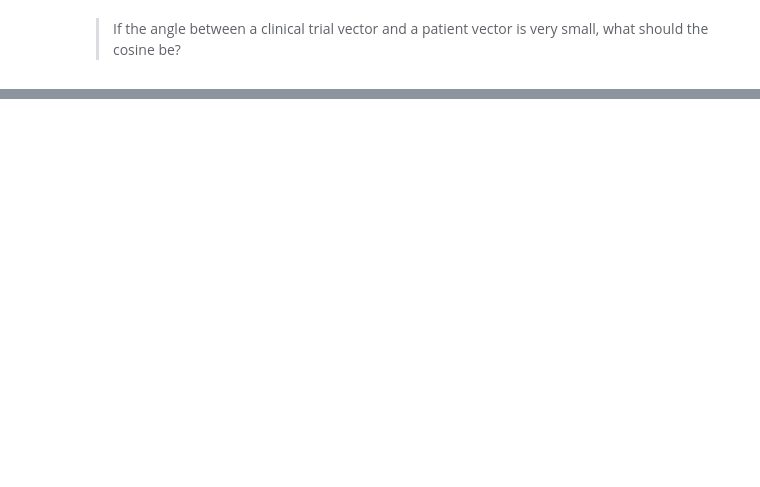
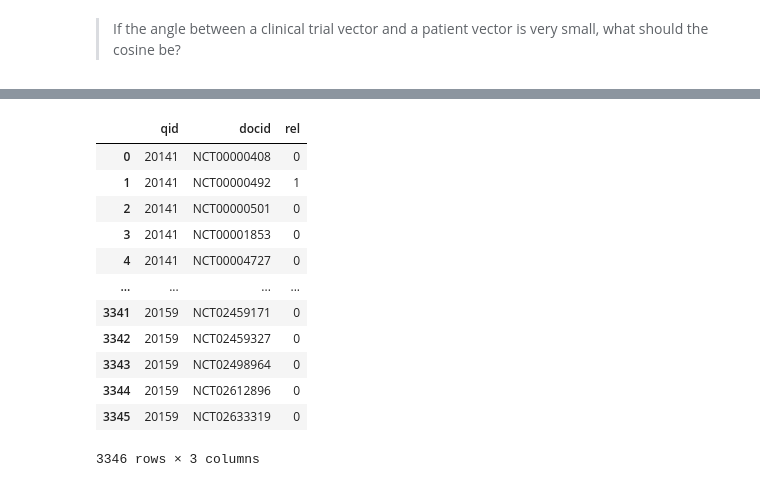
Before and after one commit to vohcolab/TREC-Clinical-Workshop, a Jupyter notebook: Workshop/ClinicalTrialsMatching-Part3.ipynb, the cells around one changed output, grey strips where cells are left out. Drawn from its saved outputs; the diff is of its cells as text; code cells hidden in the pictures; blank space fills up the shorter version.

```diff
--- a/Workshop/ClinicalTrialsMatching-Part3.ipynb
+++ b/Workshop/ClinicalTrialsMatching-Part3.ipynb
@@ -140,0 +146,17 @@ pairwise_cosine.shape
+# %%
+qrels = pd.read_csv('../data/qrels_sample.csv')
+qrels
+# %% [output]
+|  | qid | docid | rel |
+| 0 | 20141 | NCT00000408 | 0 |
+| 1 | 20141 | NCT00000492 | 1 |
+| 2 | 20141 | NCT00000501 | 0 |
+| 3 | 20141 | NCT00001853 | 0 |
+| 4 | 20141 | NCT00004727 | 0 |
+| ... | ... | ... | ... |
+| 3341 | 20159 | NCT02459171 | 0 |
+| 3342 | 20159 | NCT02459327 | 0 |
+| 3343 | 20159 | NCT02498964 | 0 |
+| 3344 | 20159 | NCT02612896 | 0 |
+| 3345 | 20159 | NCT02633319 | 0 |
+3346 rows × 3 columns
```
Also changed, not shown: parts of 5 cells of this notebook.
